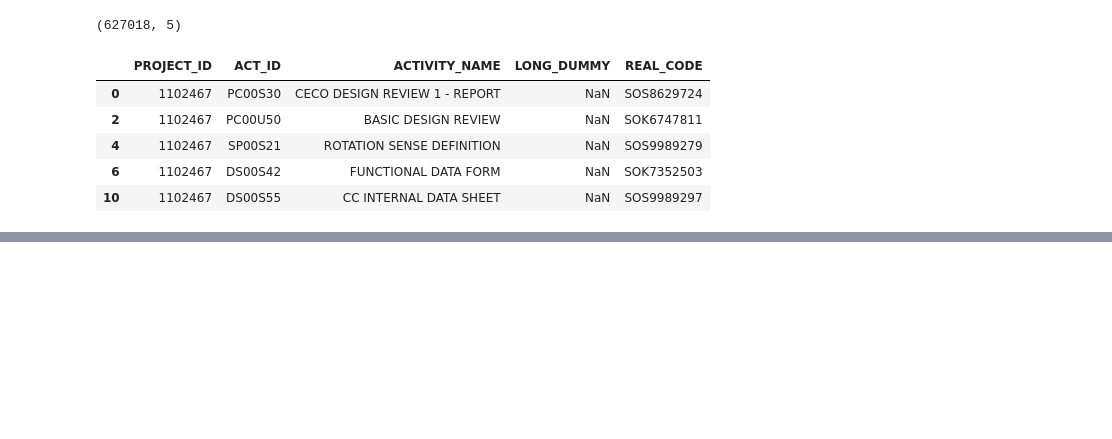
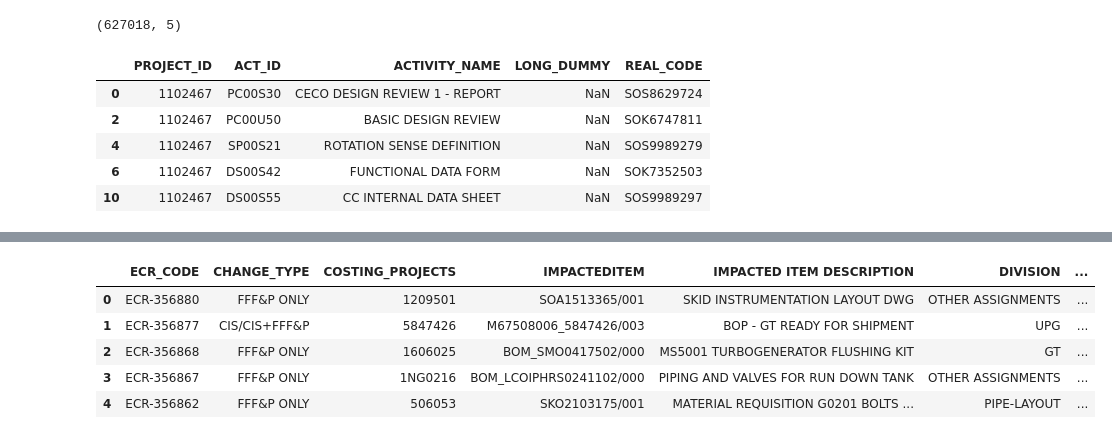
Before and after one commit to adnaksbhat/Colab_JupyterNotebooks, a Jupyter notebook: wow.ipynb, the cells around one changed output, grey strips where cells are left out. Cells and saved outputs as stored; diff of their text form; code cells hidden in the pictures; blank space fills up the shorter version.

```diff
--- a/wow.ipynb
+++ b/wow.ipynb
@@ -398,7 +392,7 @@ df_ispo.head()
 # Assuming your DataFrame is named 'df2'
 def fill_real_code(df2):
     for index, row in df2.iterrows():
-        if (pd.isnull(row['REAL_CODE'])) in str(row['REAL_CODE']):
+        if pd.isnull(row['REAL_CODE']):
             if pd.notnull(row['LONG_DUMMY']) and row['LONG_DUMMY'] != '':
                 df2.loc[index, 'REAL_CODE'] = row['LONG_DUMMY']
             else:
@@ -411,0 +415,9 @@ df_final = pd.merge(df_merged_ECR_ProjectInfo, df2,  left_on=['COSTING_PROJECTS'
+# %%
+df_final.head()
+# %% [output]
+|  | ECR_CODE | CHANGE_TYPE | COSTING_PROJECTS | IMPACTEDITEM | IMPACTED ITEM DESCRIPTION | DIVISION | ... |
+| 0 | ECR-356880 | FFF&P ONLY | 1209501 | SOA1513365/001 | SKID INSTRUMENTATION LAYOUT DWG | OTHER ASSIGNMENTS | ... |
+| 1 | ECR-356877 | CIS/CIS+FFF&P | 5847426 | M67508006_5847426/003 | BOP - GT READY FOR SHIPMENT | UPG | ... |
+| 2 | ECR-356868 | FFF&P ONLY | 1606025 | BOM_SMO0417502/000 | MS5001 TURBOGENERATOR FLUSHING KIT | GT | ... |
+| 3 | ECR-356867 | FFF&P ONLY | 1NG0216 | BOM_LCOIPHRS0241102/000 | PIPING AND VALVES FOR RUN DOWN TANK | OTHER ASSIGNMENTS | ... |
+| 4 | ECR-356862 | FFF&P ONLY | 506053 | SKO2103175/001 | MATERIAL REQUISITION G0201 BOLTS ... | PIPE-LAYOUT | ... |
```
Also changed, not shown: parts of 29 cells of this notebook.
